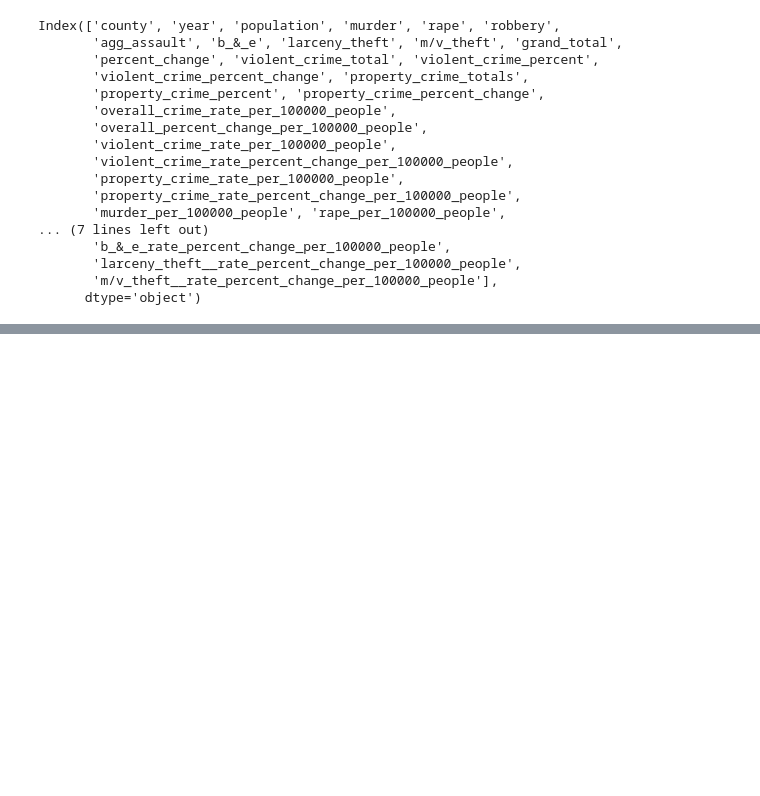
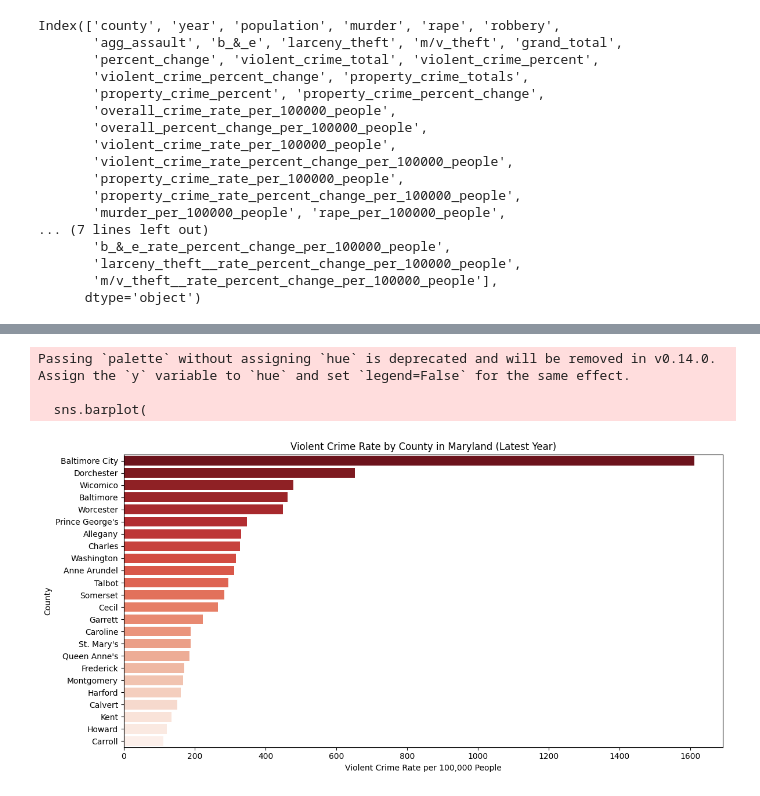
Before and after one commit to Prasannaraj27/CMSC320Final, a Jupyter notebook: ViolentCrime.ipynb, the cells around one changed output, grey strips where cells are left out. Saved outputs shown, nothing was run; the diff lists cells and outputs as text; code cells hidden in the pictures; blank space fills up the shorter version.

```diff
--- a/ViolentCrime.ipynb
+++ b/ViolentCrime.ipynb
@@ -139,0 +147,21 @@ county_crime_df.sort_values('violent_crime_rate_per_100000_people').head()
+# %%
+county_crime_df_sorted = county_crime_df.sort_values('violent_crime_rate_per_100000_people', ascending=False)
+
+plt.figure(figsize=(12, 6))
+sns.barplot(
+    data=county_crime_df_sorted,
+    x='violent_crime_rate_per_100000_people',
+    y='county',
+    palette='Reds_r'
+)
+
+plt.xlabel("Violent Crime Rate per 100,000 People")
+plt.ylabel("County")
+plt.title("Violent Crime Rate by County in Maryland (Latest Year)")
+plt.tight_layout()
+plt.show()
+# %% [output]
+Passing `palette` without assigning `hue` is deprecated and will be removed in v0.14.0. Assign the `y` variable to `hue` and set `legend=False` for the same effect.
+
+  sns.barplot(
+[figure, added]
```
Also changed, not shown: parts of 3 cells of this notebook.
